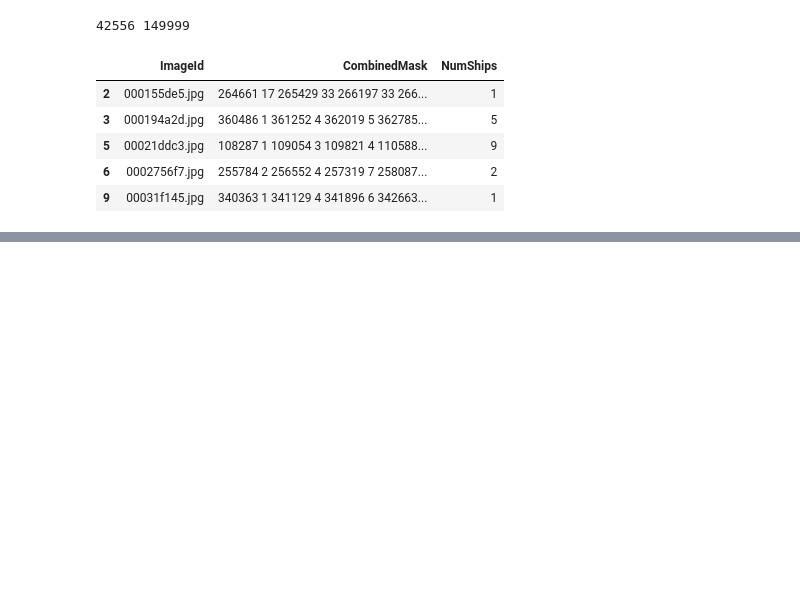
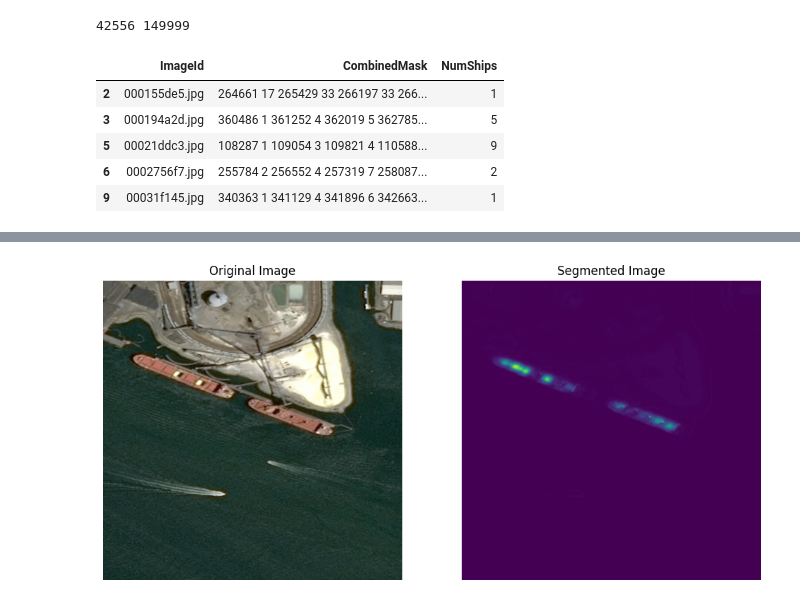
Before and after one commit to kubyllka/Airbus-Ship-Detection-U-net-Segmentation, a Jupyter notebook: kaggle-notebook.ipynb, the cells around one changed output, grey strips where cells are left out. Cells and saved outputs as stored; diff of their text form; code cells hidden in the pictures; blank space fills up the shorter version.

```diff
--- a/kaggle-notebook.ipynb
+++ b/kaggle-notebook.ipynb
@@ -344,8 +308,9 @@ model = build_unet((height, width, 3))
 # %%
-model.compile(optimizer=Adam(), loss=BinaryCrossentropy(), metrics=[MeanIoU(num_classes=2)])
+model.compile(optimizer=tf.keras.optimizers.Adam(lr=lr),
+              loss=tf.keras.losses.BinaryCrossentropy(),
+              metrics=[dice_coefficient])
 checkpoint = ModelCheckpoint("/kaggle/working/unet_model.h5", monitor='val_loss', verbose=1, save_best_only=True)
 # %%
-batch_size = 16
 steps_per_epoch = len(X_train) // batch_size
 validation_steps = len(X_val) // batch_size
 # %%
@@ -374,7 +339,7 @@ def data_generator(X, y, batch_size):
 # %%
 history = model.fit(data_generator(X_train, y_train, batch_size),
                     steps_per_epoch=steps_per_epoch,
-                    epochs=10,
+                    epochs=num_epochs,
                     validation_data=data_generator(X_val, y_val, batch_size),
                     validation_steps=validation_steps,
                     callbacks=[checkpoint])
@@ -392,5 +373,5 @@ Detected at node UNET/batch_normalization_21/FusedBatchNormV3 defined at (most r
 # %%
-image_path = test_dir_img + '00e5fb033.jpg'
+image_path = test_dir_img + '1a36da3c8.jpg'
 image = cv2.imread(image_path)
 image = cv2.cvtColor(image, cv2.COLOR_BGR2RGB)  # OpenCV reads images in BGR format, so convert it to RGB
 image = preprocess_image(image)
@@ -421,4 +406,6 @@ mask = np.where(predictions > threshold, 1, 0)
 # Convert the mask to the appropriate data type
 mask = mask.astype(np.uint8)
 # %%
-display_res(image_path, predictions)
+display_res(image_path, predictions.squeeze())
+# %% [output]
+[figure, added]
```
Also changed, not shown: parts of 38 cells of this notebook.
